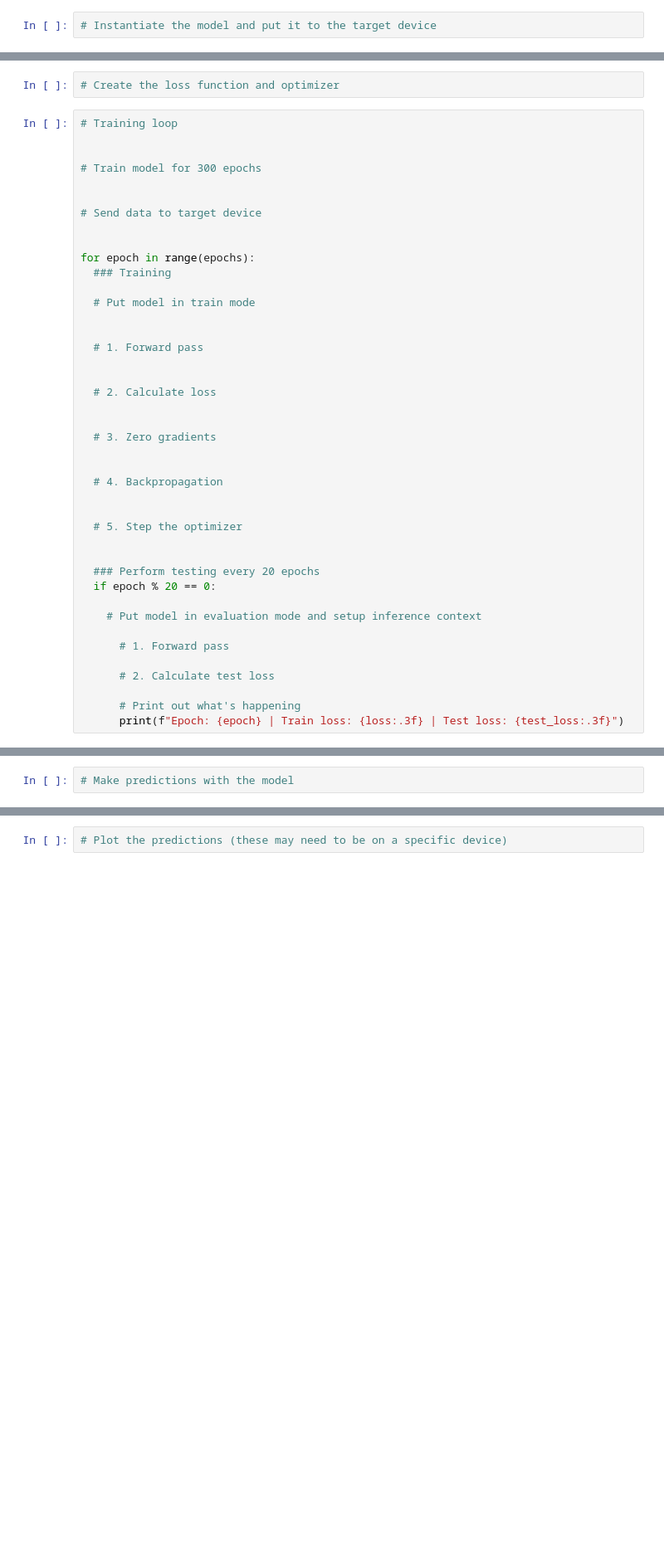
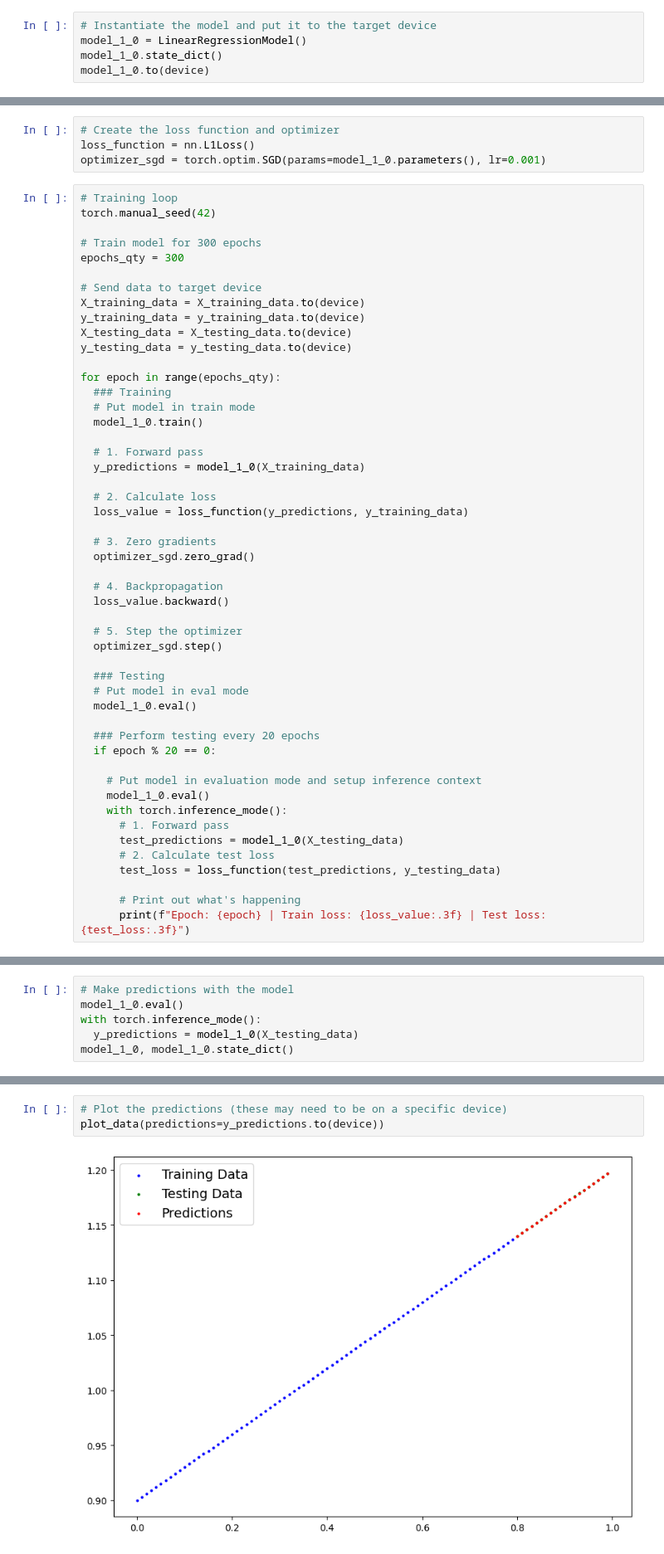
Before and after one commit to UMB200/AI_ML_pytorch_projects, a Jupyter notebook: extras/exercises/01_pytorch_workflow_exercises.ipynb, the cells around one changed output, grey strips where cells are left out. Shown: that part at 83% size. Drawn from its saved outputs; the diff is of its cells as text; blank space fills up the shorter version.

```diff
--- a/extras/exercises/01_pytorch_workflow_exercises.ipynb
+++ b/extras/exercises/01_pytorch_workflow_exercises.ipynb
@@ -59,2 +121,5 @@ print(f"First 10 X & y samples:\nX: {X[:10]}\ny: {y[:10]}")
 # %%
 # Instantiate the model and put it to the target device
+model_1_0 = LinearRegressionModel()
+model_1_0.state_dict()
+model_1_0.to(device)
@@ -65,45 +134,55 @@ print(f"First 10 X & y samples:\nX: {X[:10]}\ny: {y[:10]}")
   * The training loop should test the model on the test dataset every 20 epochs.
 # %%
 # Create the loss function and optimizer
+loss_function = nn.L1Loss()
+optimizer_sgd = torch.optim.SGD(params=model_1_0.parameters(), lr=0.001)
 # %%
 # Training loop
-
+torch.manual_seed(42)
 
 # Train model for 300 epochs
-
+epochs_qty = 300
 
 # Send data to target device
+X_training_data = X_training_data.to(device)
+y_training_data = y_training_data.to(device)
+X_testing_data = X_testing_data.to(device)
+y_testing_data = y_testing_data.to(device)
 
-
-for epoch in range(epochs):
+for epoch in range(epochs_qty):
   ### Training
-
   # Put model in train mode
-
+  model_1_0.train()
 
   # 1. Forward pass
-
+  y_predictions = model_1_0(X_training_data)
 
   # 2. Calculate loss
-
+  loss_value = loss_function(y_predictions, y_training_data)
 
   # 3. Zero gradients
-
+  optimizer_sgd.zero_grad()
 
   # 4. Backpropagation
-
+  loss_value.backward()
 
   # 5. Step the optimizer
+  optimizer_sgd.step()
 
+  ### Testing
+  # Put model in eval mode
+  model_1_0.eval()
 
   ### Perform testing every 20 epochs
   if epoch % 20 == 0:
 
     # Put model in evaluation mode and setup inference context
-
+    model_1_0.eval()
+    with torch.inference_mode():
       # 1. Forward pass
-
+      test_predictions = model_1_0(X_testing_data)
       # 2. Calculate test loss
+      test_loss = loss_function(test_predictions, y_testing_data)
 
       # Print out what's happening
-      print(f"Epoch: {epoch} | Train loss: {loss:.3f} | Test loss: {test_loss:.3f}")
+      print(f"Epoch: {epoch} | Train loss: {loss_value:.3f} | Test loss: {test_loss:.3f}")
@@ -112,3 +207,7 @@ for epoch in range(epochs):
   * Visualize these predictions against the original training and testing data (**note:** you may need to make sure the predictions are *not* on the GPU if you want to use non-CUDA-enabled libraries such as matplotlib to plot).
 # %%
 # Make predictions with the model
+model_1_0.eval()
+with torch.inference_mode():
+  y_predictions = model_1_0(X_testing_data)
+model_1_0, model_1_0.state_dict()
@@ -115,5 +220,8 @@ for epoch in range(epochs):
 # %%
 # Plot the predictions (these may need to be on a specific device)
+plot_data(predictions=y_predictions.to(device))
+# %% [output]
+[figure, added]
 # %% [markdown]
 ## 5. Save your trained model's `state_dict()` to file.
   * Create a new instance of your model class you made in 2. and load in the `state_dict()` you just saved to it.
```
Also changed, not shown: parts of 17 cells of this notebook.
